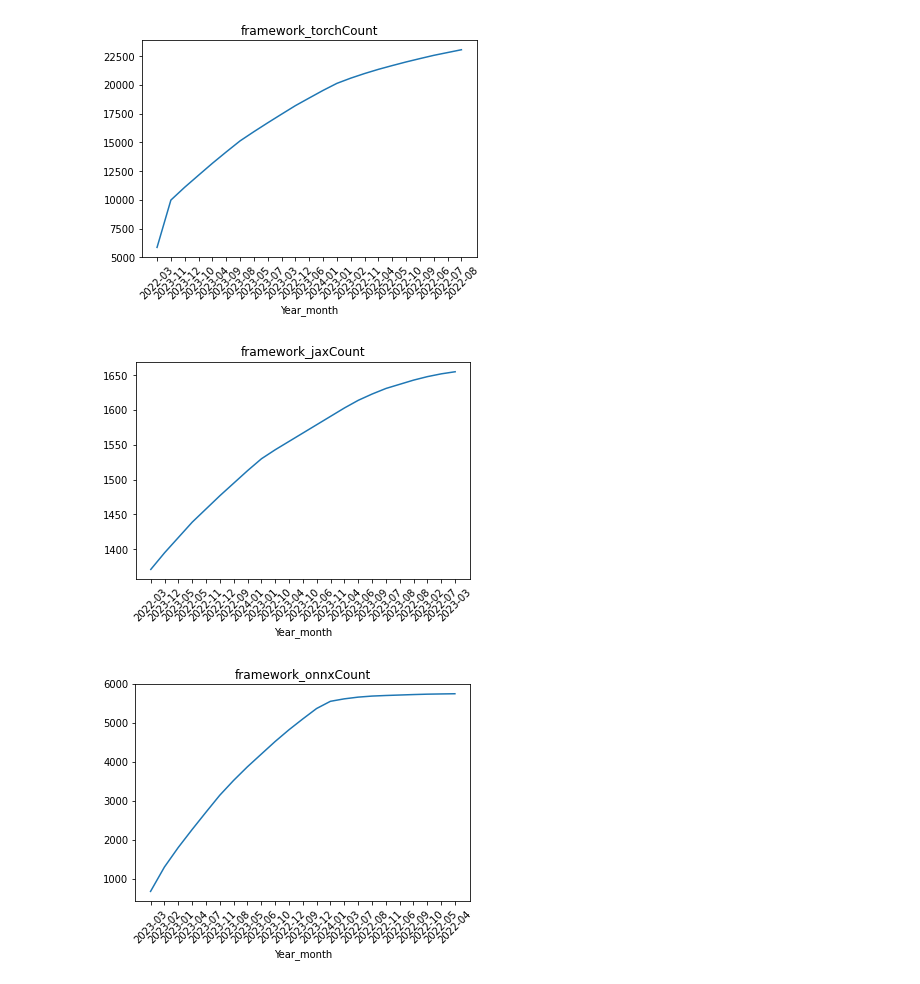
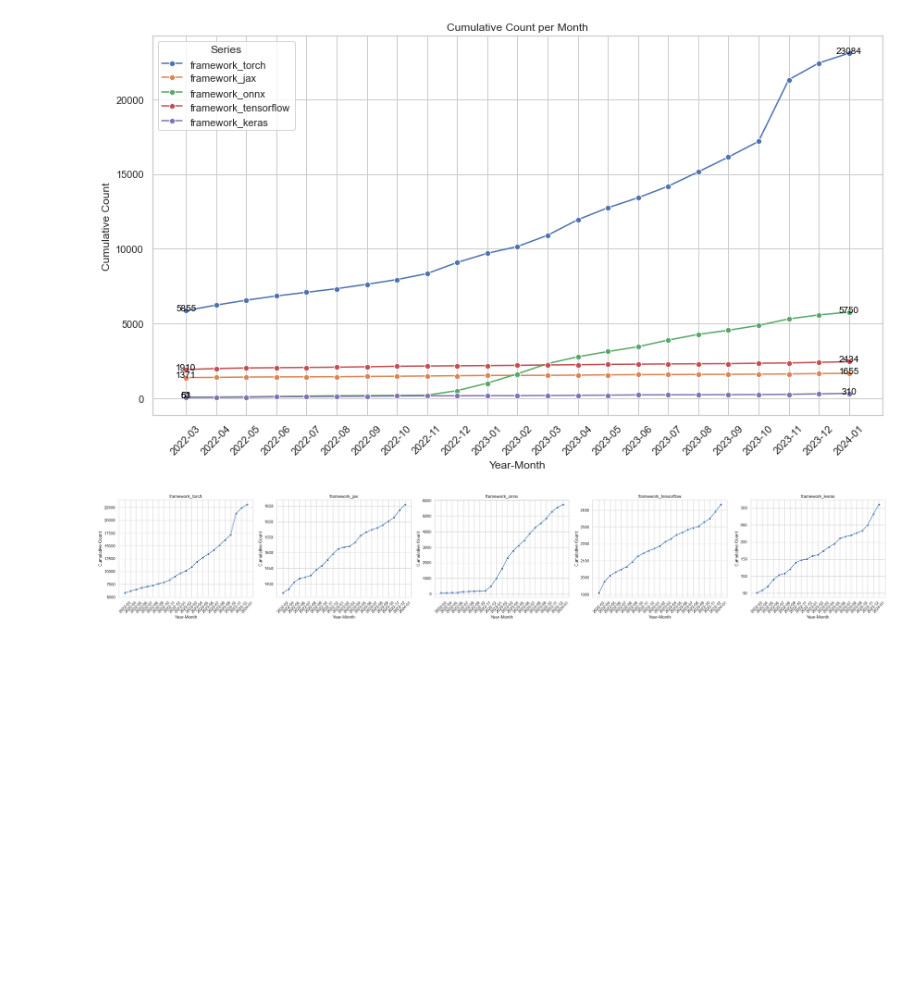
Before and after one commit to esept/SDD_projet, a Jupyter notebook: src/analysis/use_myfunc.ipynb, the cells around one changed output. Drawn from its saved outputs; the diff is of its cells as text; code cells hidden in the pictures; blank space fills up the shorter version.

```diff
--- a/src/analysis/use_myfunc.ipynb
+++ b/src/analysis/use_myfunc.ipynb
@@ -8,7 +9,7 @@ process_time(df)
 # %%
 col_frameworks = ['framework_torch','framework_jax', 'framework_onnx', 'framework_tensorflow','framework_keras']
 show_count_per_month(df,col_frameworks)
+show_count_per_month_subplot(df,col_frameworks)
 # %% [output]
-[figure, old version]
+[figure, new version]
-[figure, old version]
+[figure, new version]
-[figure, removed]
```
Also changed, not shown: parts of 9 cells of this notebook, 1 other file.
